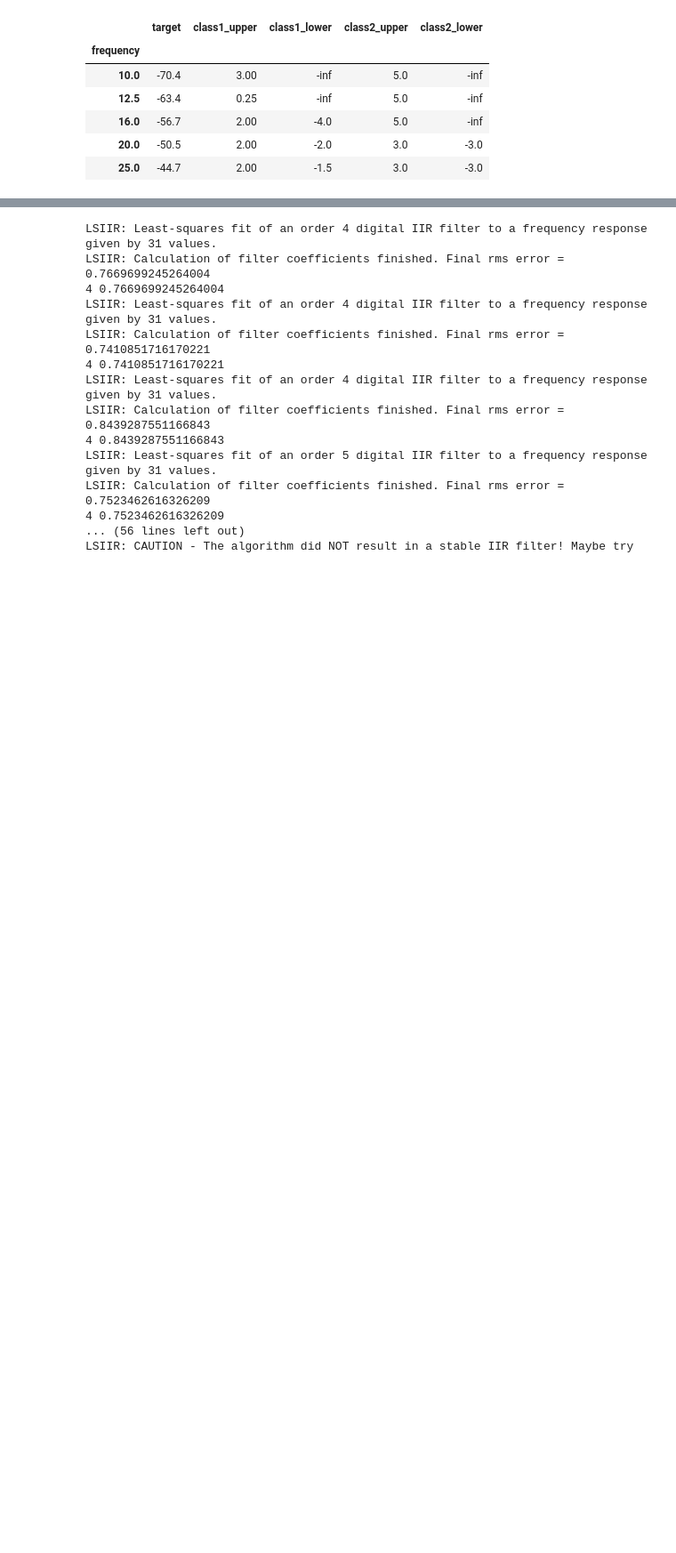
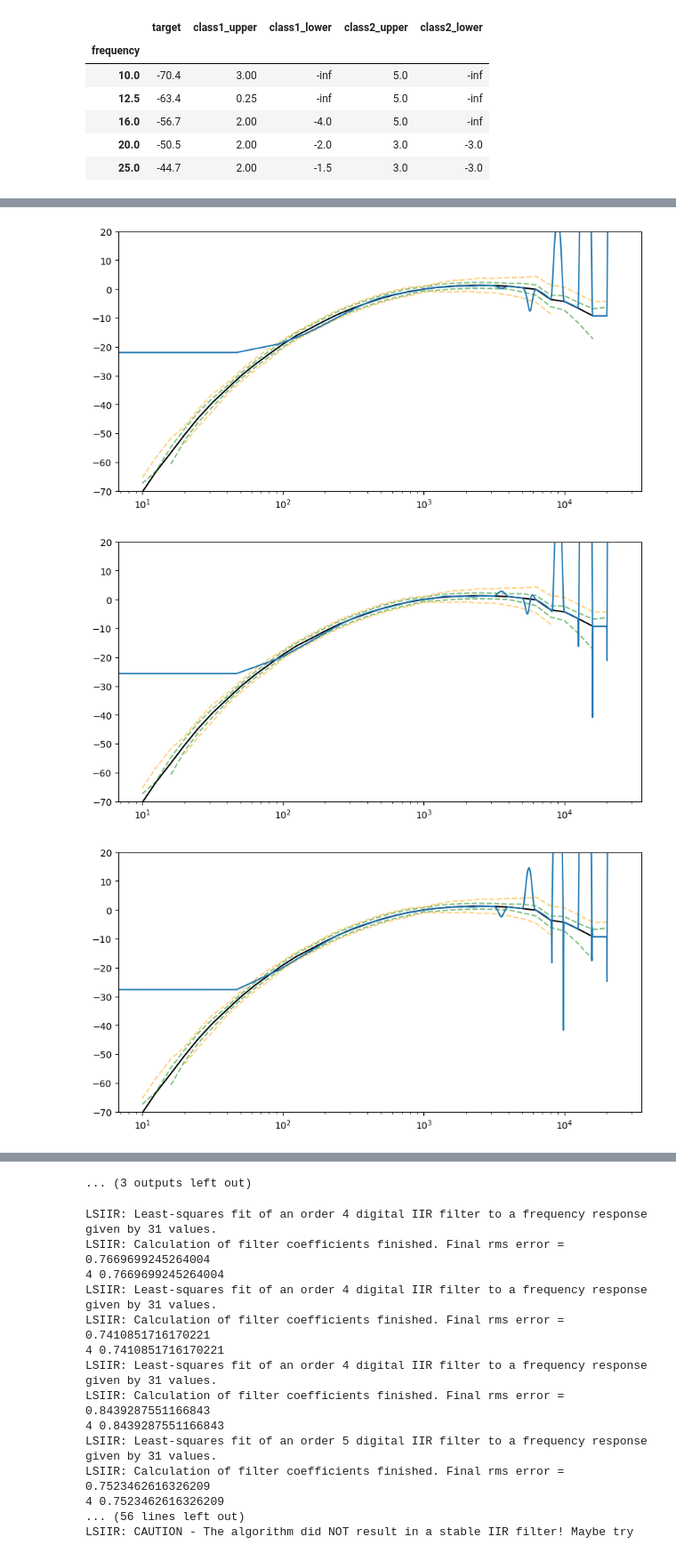
Before and after one commit to jonnor/embeddedml, a Jupyter notebook: handson/iir-filters/Least Squares.ipynb, the cells around one changed output, grey strips where cells are left out. Shown at 89% size. Drawn from its saved outputs; the diff is of its cells as text; code cells hidden in the pictures; blank space fills up the shorter version.

```diff
--- a/handson/iir-filters/Least Squares.ipynb
+++ b/handson/iir-filters/Least Squares.ipynb
@@ -98,0 +121,28 @@ specs
+# %%
+
+
+def fit_fir(specs, length=101, fs=48000):
+
+    #shift =
+    f = numpy.array(specs.index)
+    g = numpy.array(db_to_magnitude(specs.target))
+    fir = scipy.signal.firls(length, f, g, fs=fs)
+    #fir = scipy.signal.remez(length, f, g[::2], fs=fs, type='bandpass')
+    #fir = scipy.signal.firwin2(length, f, g, fs=fs)
+
+    w, h = scipy.signal.freqz(fir, fs=fs)
+    h_db = 20 * numpy.log10(numpy.abs(h))
+
+    fig, ax = plt.subplots(1, figsize=(10, 5))
+    plot_weighting(ax, specs)
+    ax.plot(w, h_db, label='filt')
+    ax.set_ylim(-70, 20)
+    #fig.suptitle(f'order={order} unbal={unbalance} RMS={rms}')
+
+
+for l in numpy.arange(131, 721, 40):
+    fit_fir(specs, length=l)
+# %% [output]
+[figure, added]
+[figure, added]
+[figure, added]
@@ -99,3 +158,4 @@ specs
+... (3 outputs left out)
 # %%
 import PyDynamic
 # %%
```
Also changed, not shown: parts of 8 cells of this notebook.
